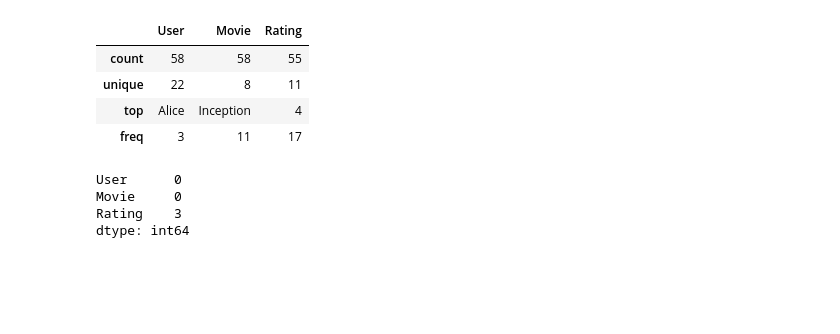
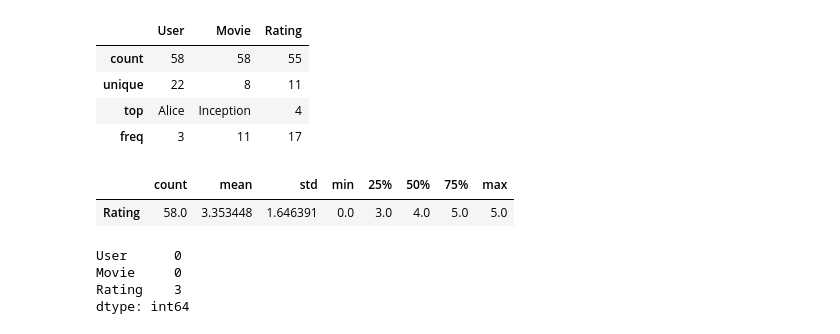
Before and after one commit to Winfry/Recommendation, a Jupyter notebook: recommendation.ipynb, the cells around one changed output. Drawn from its saved outputs; the diff is of its cells as text; code cells hidden in the pictures; blank space fills up the shorter version.

```diff
--- a/recommendation.ipynb
+++ b/recommendation.ipynb
@@ -46,6 +46,11 @@ data.describe()
 | unique | 22 | 8 | 11 |
 | top | Alice | Inception | 4 |
 | freq | 3 | 11 | 17 |
+# %%
+data.describe().T
+# %% [output]
+|  | count | mean | std | min | 25% | 50% | 75% | max |
+| Rating | 58.0 | 3.353448 | 1.646391 | 0.0 | 3.0 | 4.0 | 5.0 | 5.0 |
 # %%
 data.isnull().sum()
 # %% [output]
```
Also changed, not shown: parts of 2 cells of this notebook.
